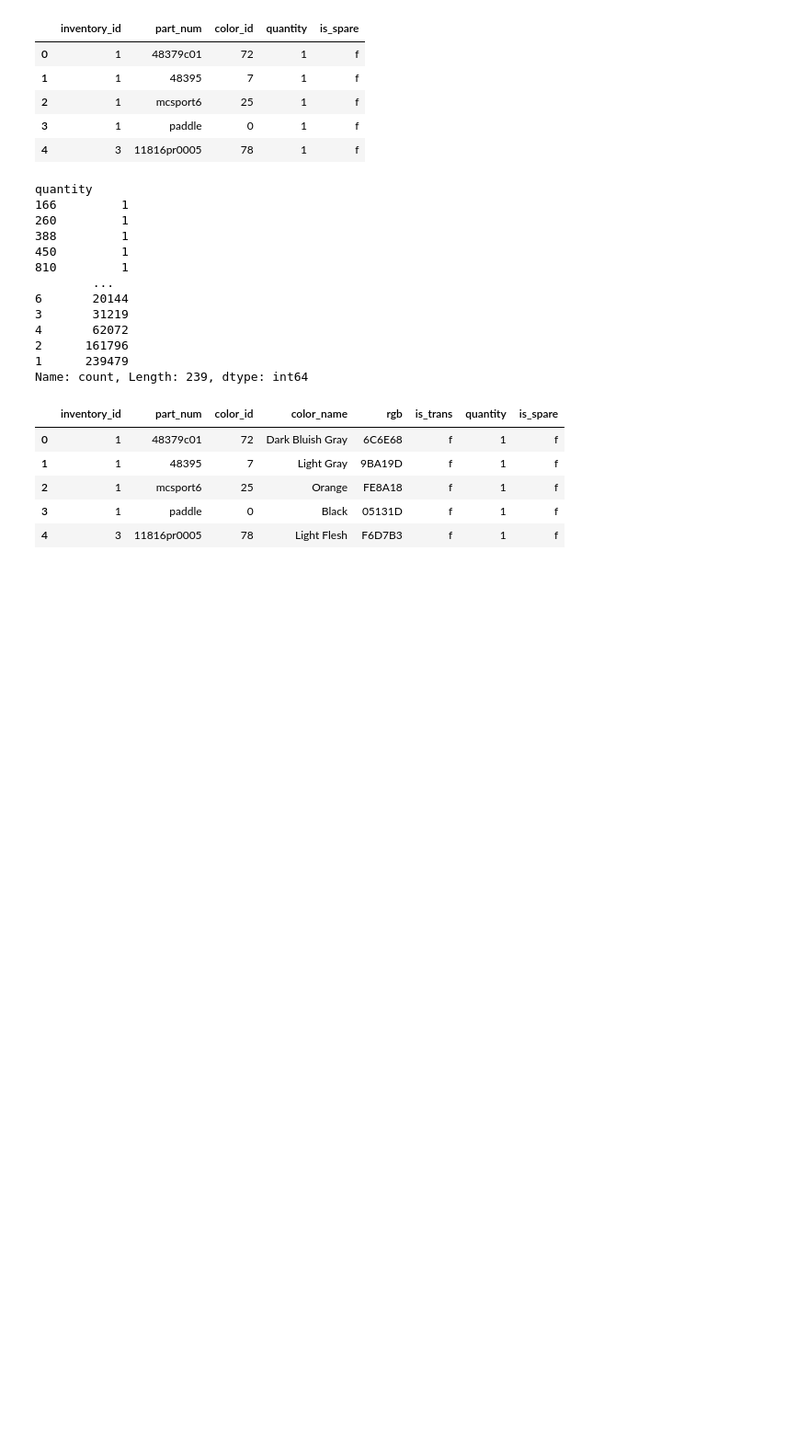
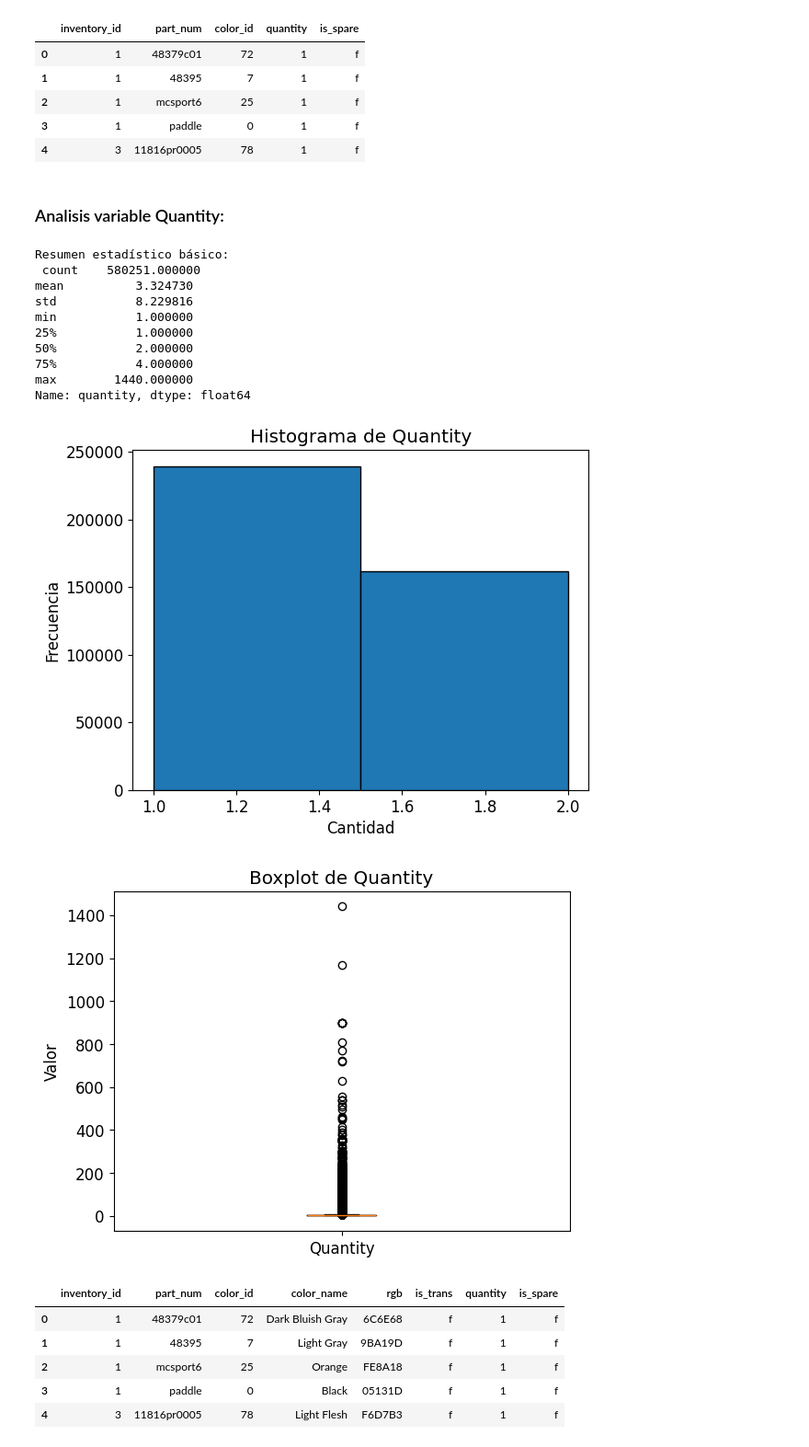
Before and after one commit to matias-herreros/ADD_Lego, a Jupyter notebook: EDA.ipynb, the cells around one changed output. Shown at 92% size. Saved outputs shown, nothing was run; the diff lists cells and outputs as text; code cells hidden in the pictures; blank space fills up the shorter version.

Commit message:
analisis de variables

```diff
--- a/EDA.ipynb
+++ b/EDA.ipynb
@@ -62,22 +62,39 @@ inventory_parts.head(5)
 | 2 | 1 | mcsport6 | 25 | 1 | f |
 | 3 | 1 | paddle | 0 | 1 | f |
 | 4 | 3 | 11816pr0005 | 78 | 1 | f |
-# %%
-inventory_parts['quantity'].value_counts(ascending=True)
-# %% [output]
-quantity
-166         1
-260         1
-388         1
-450         1
-810         1
-        ...
-6       20144
-3       31219
-4       62072
-2      161796
-1      239479
-Name: count, Length: 239, dtype: int64
+# %% [markdown]
+### Analisis variable Quantity:
+# %%
+# Resumen estadístico básico
+summary_stats = inventory_parts['quantity'].describe()
+print("Resumen estadístico básico:\n", summary_stats)
+
+# Histograma
+plt.hist(inventory_parts['quantity'], bins=[1, 1.5, 2], edgecolor='black')
+plt.xlabel('Cantidad')
+plt.ylabel('Frecuencia')
+plt.title('Histograma de Quantity')
+plt.show()
+
+# Boxplot
+plt.boxplot(inventory_parts['quantity'])
+plt.xticks([1], ['Quantity'])
+plt.ylabel('Valor')
+plt.title('Boxplot de Quantity')
+plt.show()
+# %% [output]
+Resumen estadístico básico:
+ count    580251.000000
+mean          3.324730
+std           8.229816
+min           1.000000
+25%           1.000000
+50%           2.000000
+75%           4.000000
+max        1440.000000
+Name: quantity, dtype: float64
+[figure, added]
+[figure, added]
 # %%
 inventory_parts_with_color = inventory_parts.merge(colors, left_on='color_id', right_on='id', how='left')
 inventory_parts_with_color.rename(columns={'name': 'color_name'}, inplace=True)
```
Also changed, not shown: parts of 4 cells of this notebook.
